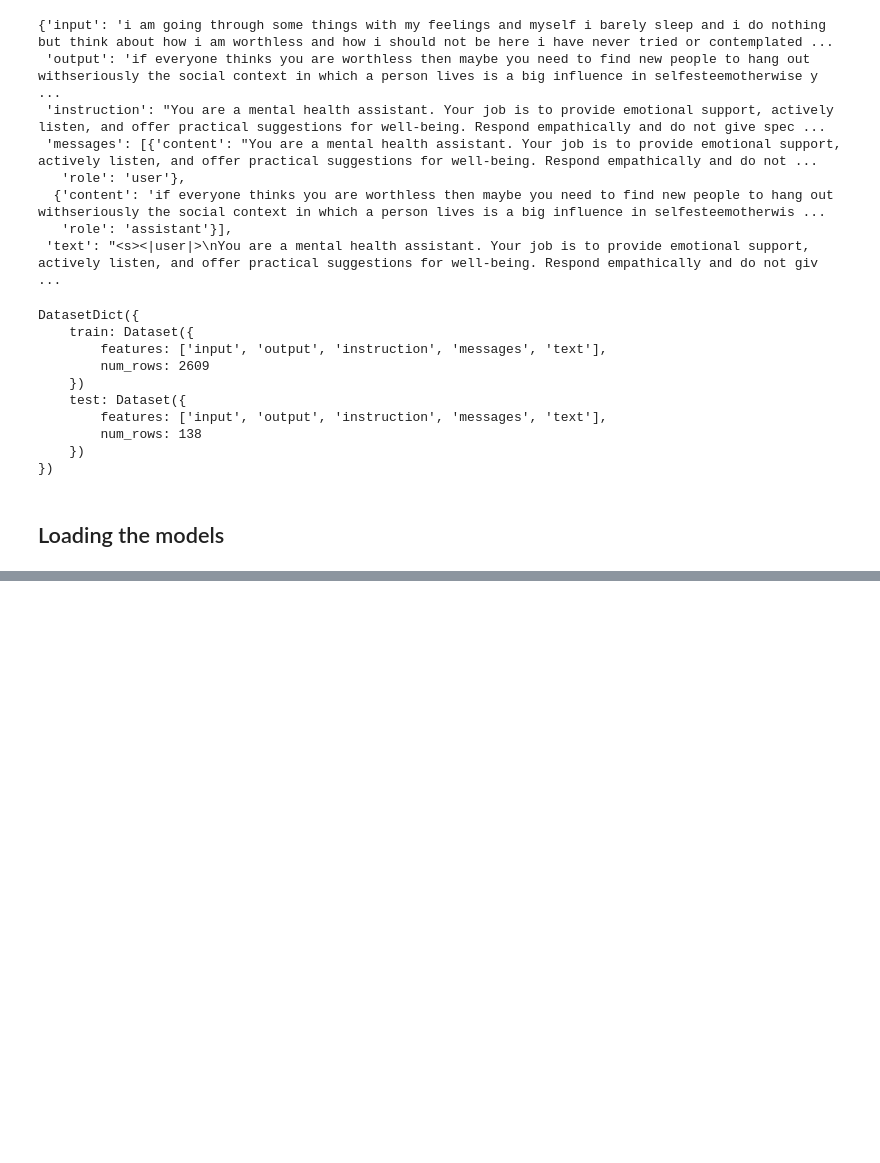
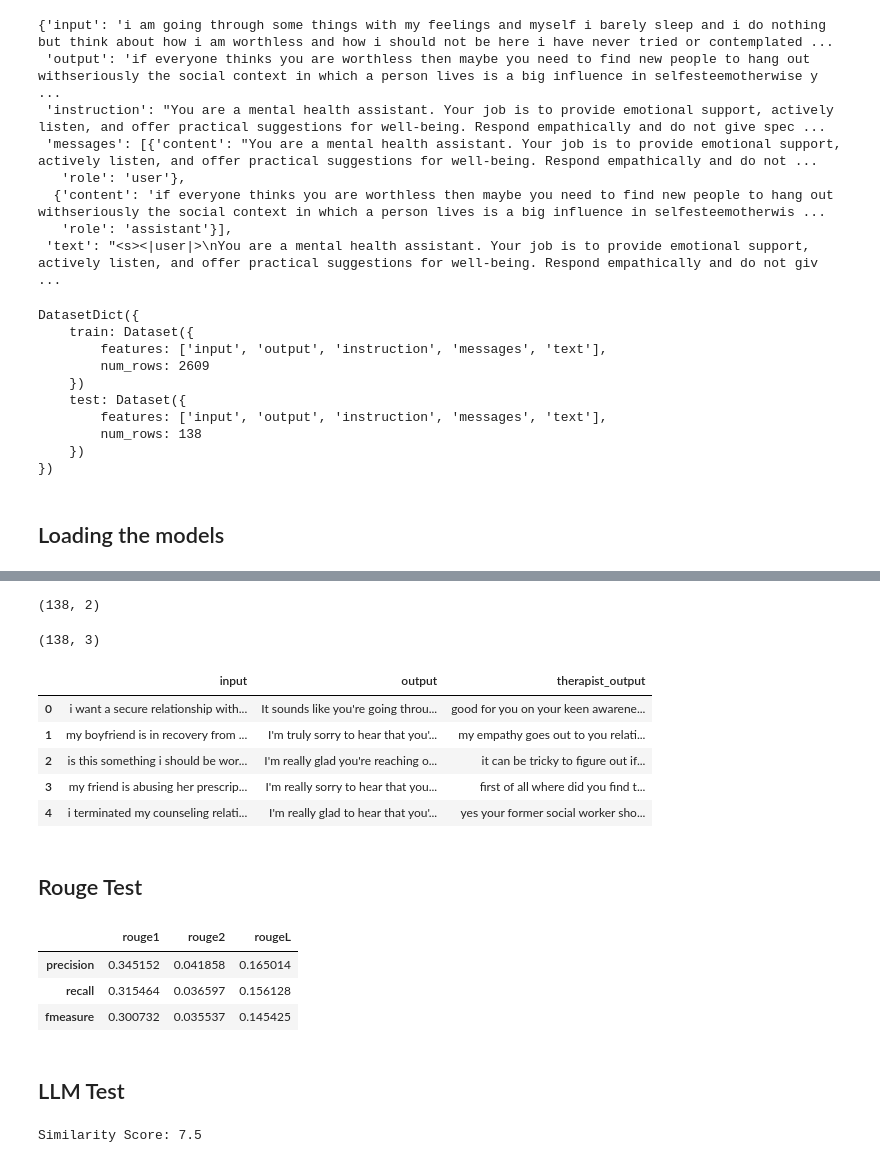
Before and after one commit to mlgomez0/Health_Therapist, a Jupyter notebook: backend/ml_models/LLMs_fine_tuning/phi3-qlora/test_phi3.ipynb, the cells around one changed output, grey strips where cells are left out. Drawn from its saved outputs; the diff is of its cells as text; code cells hidden in the pictures; blank space fills up the shorter version.

Commit message:
adding llm eval for fine-tuned model

```diff
--- a/backend/ml_models/LLMs_fine_tuning/test_phi3.ipynb
+++ b/backend/ml_models/LLMs_fine_tuning/phi3-qlora/test_phi3.ipynb
@@ -252,0 +228,4 @@ responses_original_model = load_responses(dataset_chatml['test'], 'original_mode
+# %%
+model_responses_df = pd.read_json('fine_tuned_model.json') # model responses for testing
+model_responses_df.columns = ['input', 'output']
+model_responses_df.head()
@@ -252,0 +239,12 @@ responses_original_model = load_responses(dataset_chatml['test'], 'original_mode
+# %%
+model_responses_df.shape
+# %% [output]
+(138, 2)
+# %%
+test_df = dataset_chatml['test'].to_pandas(["input", "output"])
+# %%
+model_responses_df['therapist_output'] = test_df['output']
+# %%
+model_responses_df.shape
+# %% [output]
+(138, 3)
@@ -252,0 +253,9 @@ responses_original_model = load_responses(dataset_chatml['test'], 'original_mode
+# %%
+model_responses_df.head()
+# %% [output]
+|  | input | output | therapist_output |
+| 0 | i want a secure relationship with... | It sounds like you're going throu... | good for you on your keen awarene... |
+| 1 | my boyfriend is in recovery from ... | I'm truly sorry to hear that you'... | my empathy goes out to you relati... |
+| 2 | is this something i should be wor... | I'm really glad you're reaching o... | it can be tricky to figure out if... |
+| 3 | my friend is abusing her prescrip... | I'm really sorry to hear that you... | first of all where did you find t... |
+| 4 | i terminated my counseling relati... | I'm really glad to hear that you'... | yes your former social worker sho... |
@@ -252,0 +264,2 @@ responses_original_model = load_responses(dataset_chatml['test'], 'original_mode
+# %% [markdown]
+## Rouge Test
@@ -252,0 +268,14 @@ responses_original_model = load_responses(dataset_chatml['test'], 'original_mode
+# %%
+from model_tester import ModelTester
+finetune_model_tester = ModelTester(model_responses_df['therapist_output'], model_responses_df['output']) # Initiate tester class
+finetune_model_tester.calculate_rouge_score() # Calculate Rouge Score
+rouge_score = finetune_model_tester.test_results
+rouge_score_df = pd.DataFrame(rouge_score)
+rouge_score_df.head()
+# %% [output]
+|  | rouge1 | rouge2 | rougeL |
+| precision | 0.345152 | 0.041858 | 0.165014 |
+| recall | 0.315464 | 0.036597 | 0.156128 |
+| fmeasure | 0.300732 | 0.035537 | 0.145425 |
+# %% [markdown]
+## LLM Test
@@ -252,0 +358,6 @@ responses_original_model = load_responses(dataset_chatml['test'], 'original_mode
+# %%
+prompt = create_template(text_1, text_2, input)
+
+score = get_llm_scores(model_name, prompt)
+# %% [output]
+Similarity Score: 7.5
```
Also changed, not shown: parts of 27 cells of this notebook, 4 other files.
